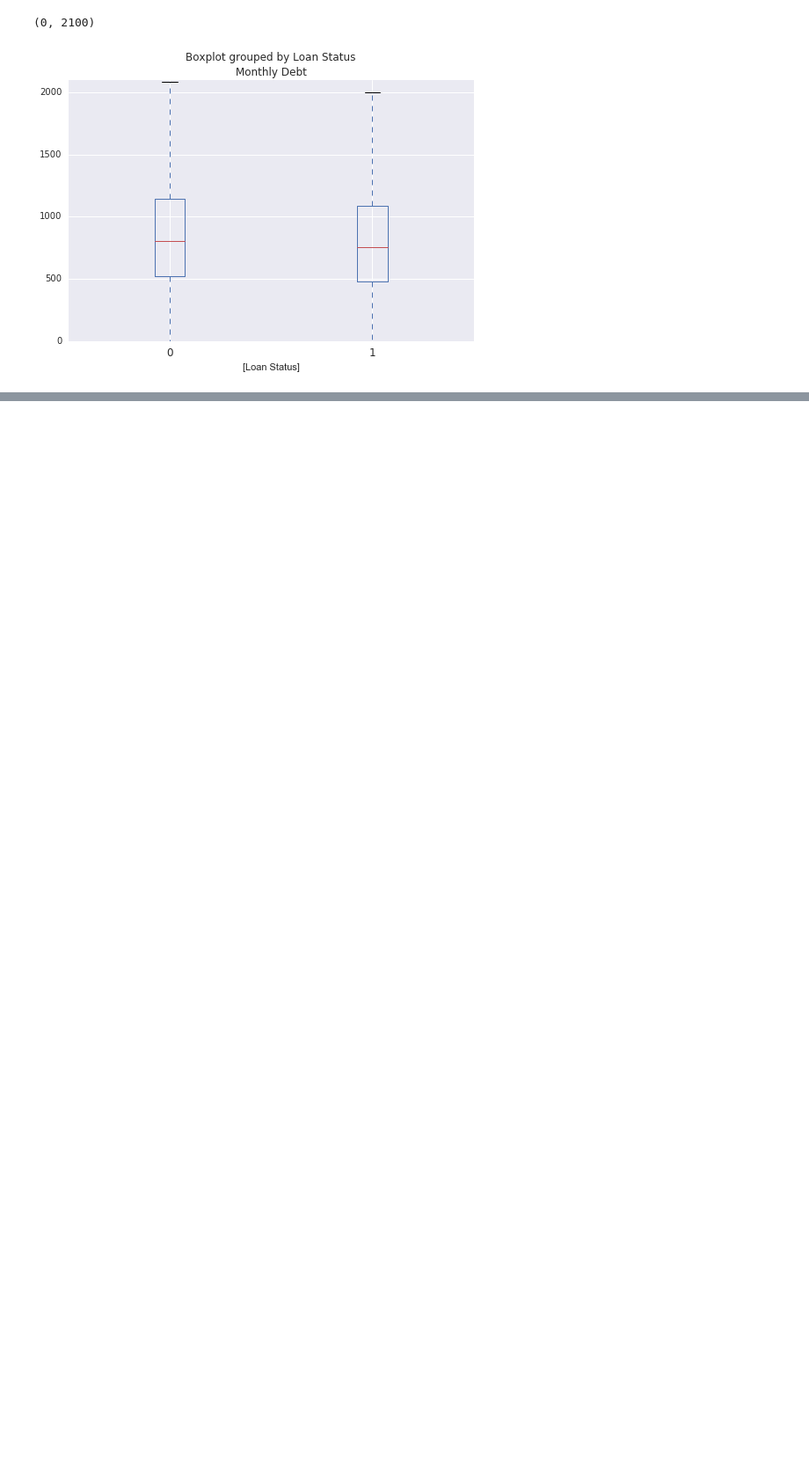
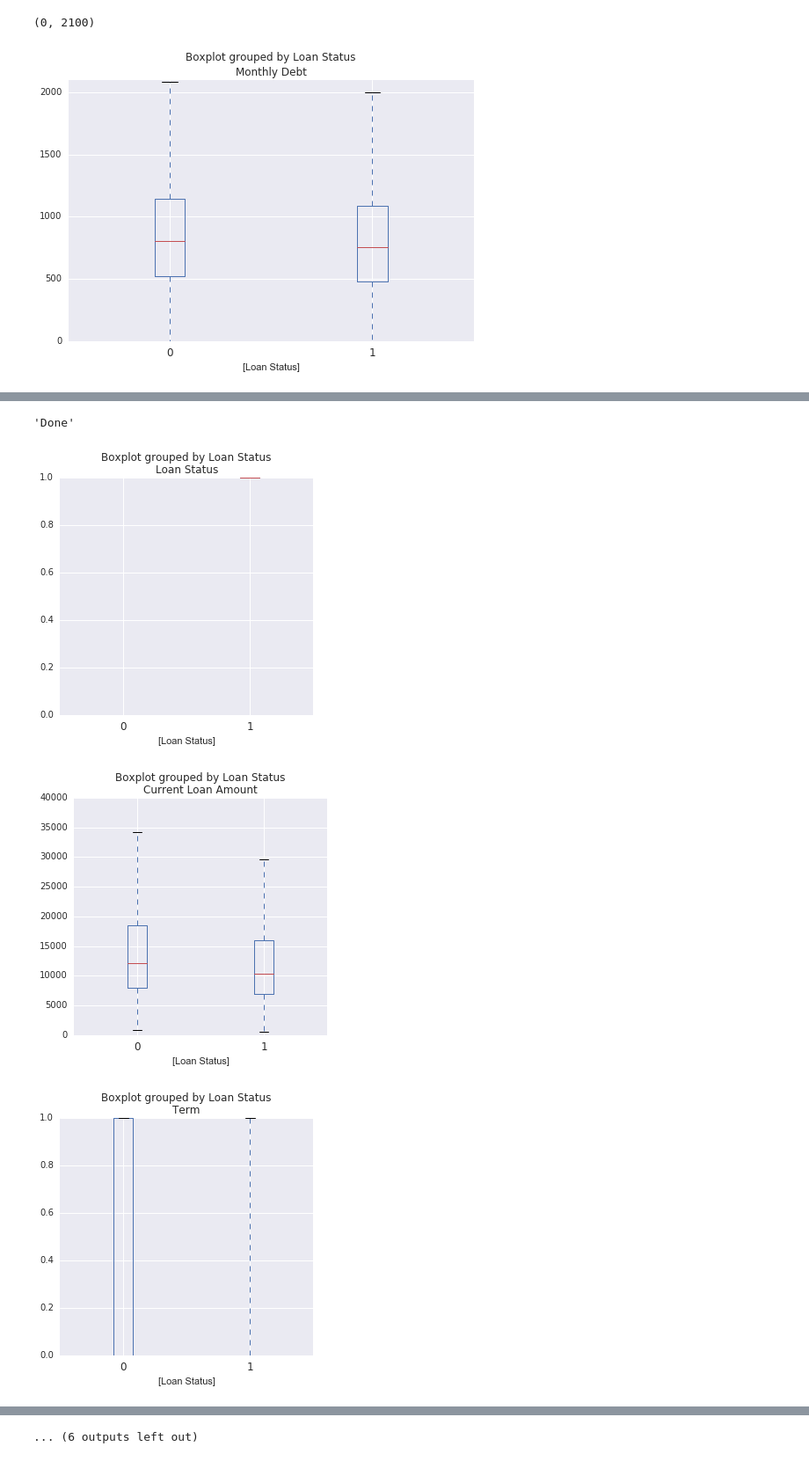
Before and after one commit to jerry-shijieli/MS_Data_Science_Professional_Program, a Jupyter notebook: DataScienceProfessionalProject/experiments/Loan Granting Binary Classification data cleansing.ipynb, the cells around one changed output, grey strips where cells are left out. Shown at 88% size. Saved outputs shown, nothing was run; the diff lists cells and outputs as text; code cells hidden in the pictures; blank space fills up the shorter version.

```diff
--- a/DataScienceProfessionalProject/experiments/Loan Granting Binary Classification data cleansing.ipynb
+++ b/DataScienceProfessionalProject/experiments/Loan Granting Binary Classification data cleansing.ipynb
@@ -247,11 +247,11 @@ df.corr()
 | Tax Liens | -0.012764 | 0.001393 | -0.002003 | -0.022629 | 0.006671 | 0.008862 | ... |
 # %%
 ## Plot categorical variables as box plots
-def income_boxplot(df):
+def income_boxplot(plot_cols, df):
     import numpy as np
     import matplotlib.pyplot as plt
 
-    cols = df.columns.tolist()
+    cols = plot_cols
     for col in cols:
         if(df[col].dtype in [np.int64, np.int32, np.float64]):
             fig = plt.figure(figsize = (5,5))
@@ -260,7 +260,7 @@ def income_boxplot(df):
             df.boxplot(column = [col], ax = ax, by = ['Loan Status'])
     return('Done')
 
-income_boxplot(df)
+income_boxplot(plot_cols, df)
 # %% [output]
 'Done'
 [figure]
@@ -335,7 +335,3 @@ ax.set_ylim([0, 2100])
 # %% [output]
 (0, 2100)
 [figure]
-# %%
-df["LN_Current Credit Balance"] = df["Current Credit Balance"].apply(lambda x: np.log(x) if x>0 else 0)
-ax = df.boxplot("LN_Current Credit Balance", by=["Loan Status"])
-ax.set_ylim([6, 12])
@@ -350,4 +337,0 @@ See the caveats in the documentation: http://pandas.pydata.org/pandas-docs/stabl
-# %%
-df["LN_Maximum Open Credit"] = df["Maximum Open Credit"].apply(lambda x: np.log(x) if x>0 else 0)
-ax = df.boxplot("LN_Maximum Open Credit", by=["Loan Status"])
-ax.set_ylim([7, 14])
@@ -361,0 +372,7 @@ See the caveats in the documentation: http://pandas.pydata.org/pandas-docs/stabl
+# %%
+income_boxplot(plot_cols, df)
+# %% [output]
+'Done'
+[figure, added]
+[figure, added]
+[figure, added]
@@ -361,0 +387 @@ See the caveats in the documentation: http://pandas.pydata.org/pandas-docs/stabl
+... (6 outputs left out)
```
Also changed, not shown: parts of 9 cells of this notebook, 2 other files.
